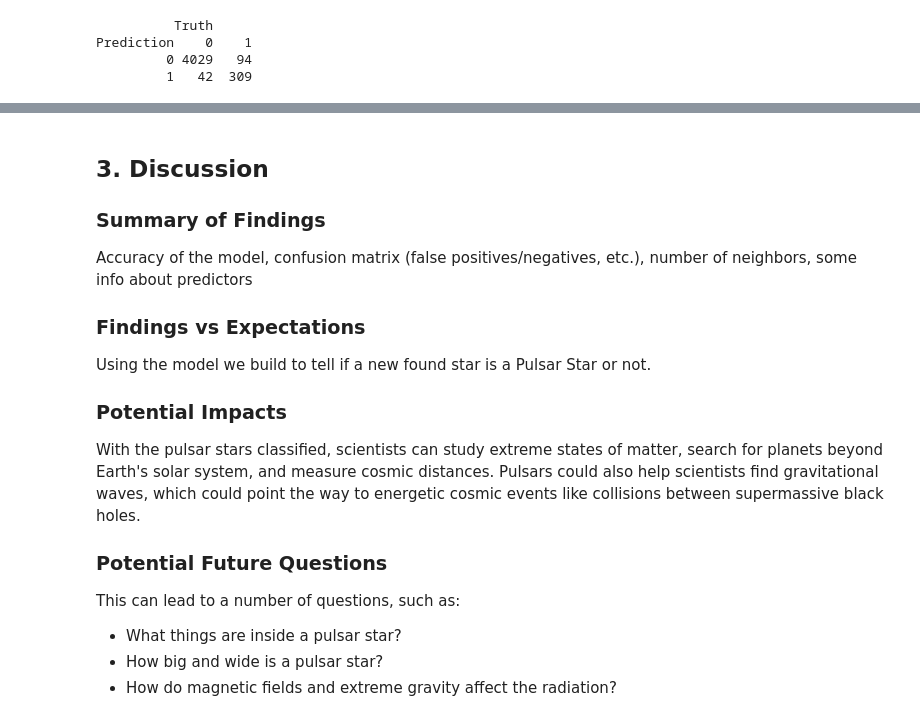
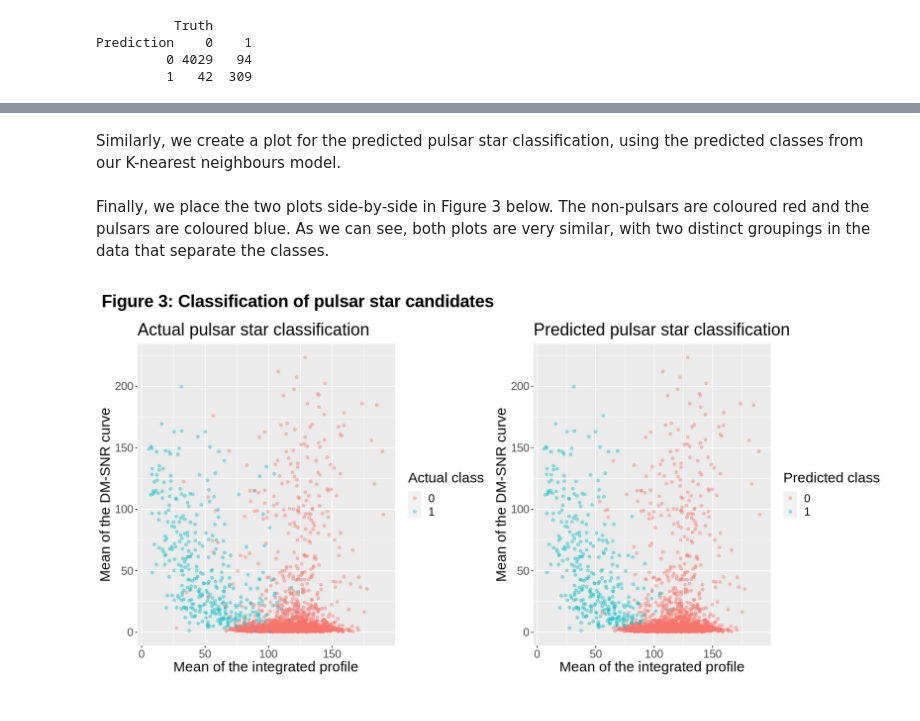
Before and after one commit to jdhushenthen/dsci100_group_project, a Jupyter notebook: group_project_report.ipynb, the cells around one changed output, grey strips where cells are left out. Drawn from its saved outputs; the diff is of its cells as text; code cells hidden in the pictures.

Commit message:
Updated group project report notebook with changes

```diff
--- a/group_project_report.ipynb
+++ b/group_project_report.ipynb
@@ -336,17 +253,2 @@ plot_grid(pulsar_plot, pulsar_pred_plot)
-# %% [markdown]
-## 3. Discussion
-
-### Summary of Findings
-Accuracy of the model, confusion matrix (false positives/negatives, etc.), number of neighbors, some info about predictors
-
-### Findings vs Expectations
-Using the model we build to tell if a new found star is a Pulsar Star or not.
-
-### Potential Impacts
-With the pulsar stars classified, scientists can study extreme states of matter, search for planets beyond Earth's solar system, and measure cosmic distances. Pulsars could also help scientists find gravitational waves, which could point the way to energetic cosmic events like collisions between supermassive black holes.
-
-### Potential Future Questions
-This can lead to a number of questions, such as:
-* What things are inside a pulsar star?
-* How big and wide is a pulsar star?
-* How do magnetic fields and extreme gravity affect the radiation?
+# %% [markdown]
+Similarly, we create a plot for the predicted pulsar star classification, using the predicted classes from our K-nearest neighbours model.
@@ -352,0 +264,14 @@ This can lead to a number of questions, such as:
+# %% [markdown]
+Finally, we place the two plots side-by-side in Figure 3 below.  The non-pulsars are coloured red and the pulsars are coloured blue. As we can see, both plots are very similar, with two distinct groupings in the data that separate the classes.
+# %%
+options(repr.plot.width = 14, repr.plot.height = 7)
+
+plot_row <- plot_grid(pulsar_plot, pulsar_pred_plot)
+
+title <- ggdraw() +
+          draw_label("Figure 3: Classification of pulsar star candidates", fontface = 'bold', x = 0, hjust = 0, size = 22) +
+          theme(plot.margin = margin(0, 0, 0, 7))
+
+plot_grid(title, plot_row, ncol = 1, rel_heights = c(0.1, 1))
+# %% [output]
+[figure, added]
```
Also changed, not shown: parts of 37 cells of this notebook.
